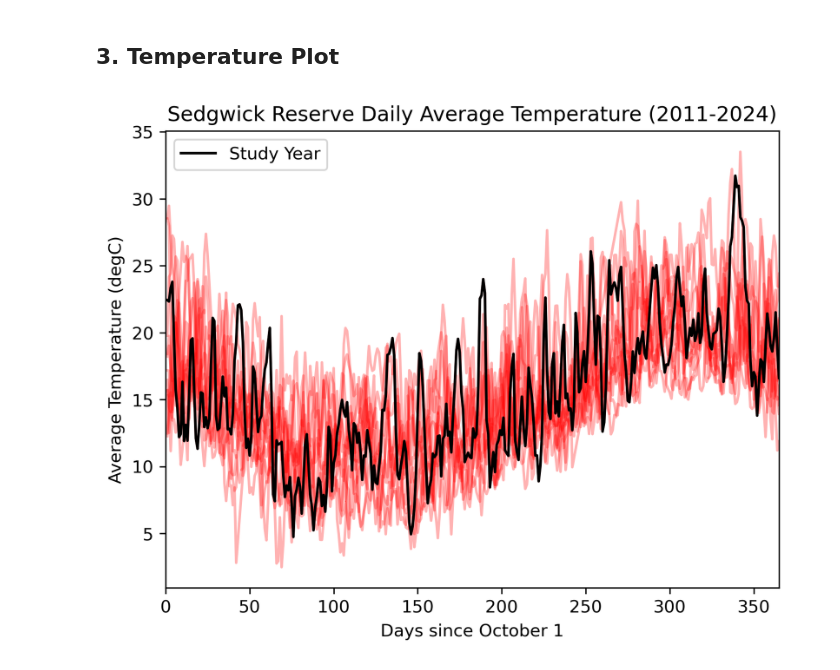
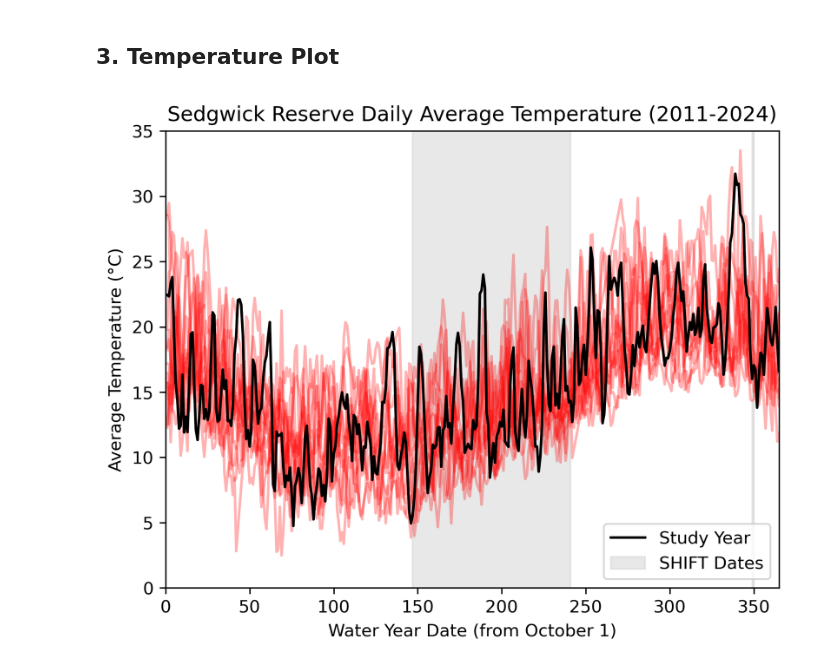
Before and after one commit to jean-allen/SHIFT_CWC, a Jupyter notebook: figures/s1_meteorology/reading_met_data.ipynb, the cells around one changed output. Saved outputs shown, nothing was run; the diff lists cells and outputs as text; code cells hidden in the pictures.

Commit message:
tweaks to met data figure

```diff
--- a/figures/s1_meteorology/reading_met_data.ipynb
+++ b/figures/s1_meteorology/reading_met_data.ipynb
@@ -120,17 +120,28 @@ else:
 # %%
 # plot daily average temperature for each year
 for year in range(2011, 2024):
     plt.plot(daily_avg_data[daily_avg_data['water_year'] == year]['water_year_day'], daily_avg_data[daily_avg_data['water_year'] == year]['avg_temp'], color = 'red', alpha=0.3)
 
 # plot 2021 in black
 plt.plot(daily_avg_data[daily_avg_data['water_year'] == 2021]['water_year_day'], daily_avg_data[daily_avg_data['water_year'] == 2021]['avg_temp'], label='Study Year', color = 'black')
 
-plt.xlabel('Days since October 1')
-plt.ylabel('Average Temperature (degC)')
+# fill in between february 24 and may 29 for y values between 0 and 800
+water_day_1 = water_year_day(datetime.strptime('2021-02-24', '%Y-%m-%d'))
+water_day_2 = water_year_day(datetime.strptime('2021-05-29', '%Y-%m-%d'))
+plt.fill_between([water_day_1, water_day_2], -25, 825, color='lightgrey', alpha=0.5, label='SHIFT Dates')
+# same thing but for september 14 and september 15
+water_day_1 = water_year_day(datetime.strptime('2021-09-14', '%Y-%m-%d'))
+water_day_2 = water_year_day(datetime.strptime('2021-09-15', '%Y-%m-%d'))
+plt.fill_between([water_day_1, water_day_2], -25, 825, color='lightgrey', alpha=0.5)
+
+plt.xlabel('Water Year Date (from October 1)')
+plt.ylabel('Average Temperature (°C)')
 plt.title('Sedgwick Reserve Daily Average Temperature (2011-2024)')
 plt.xlim(0, 365)
-plt.legend()
+plt.ylim(0, 35)
+plt.legend(loc='lower right')
 
-plt.savefig('./temperature.png')
+# plt.savefig('./temperature.png')
+plt.show()
 # %% [output]
-[figure, old version]
+[figure, new version]
```
Also changed, not shown: parts of 1 cell of this notebook, 3 other files.
